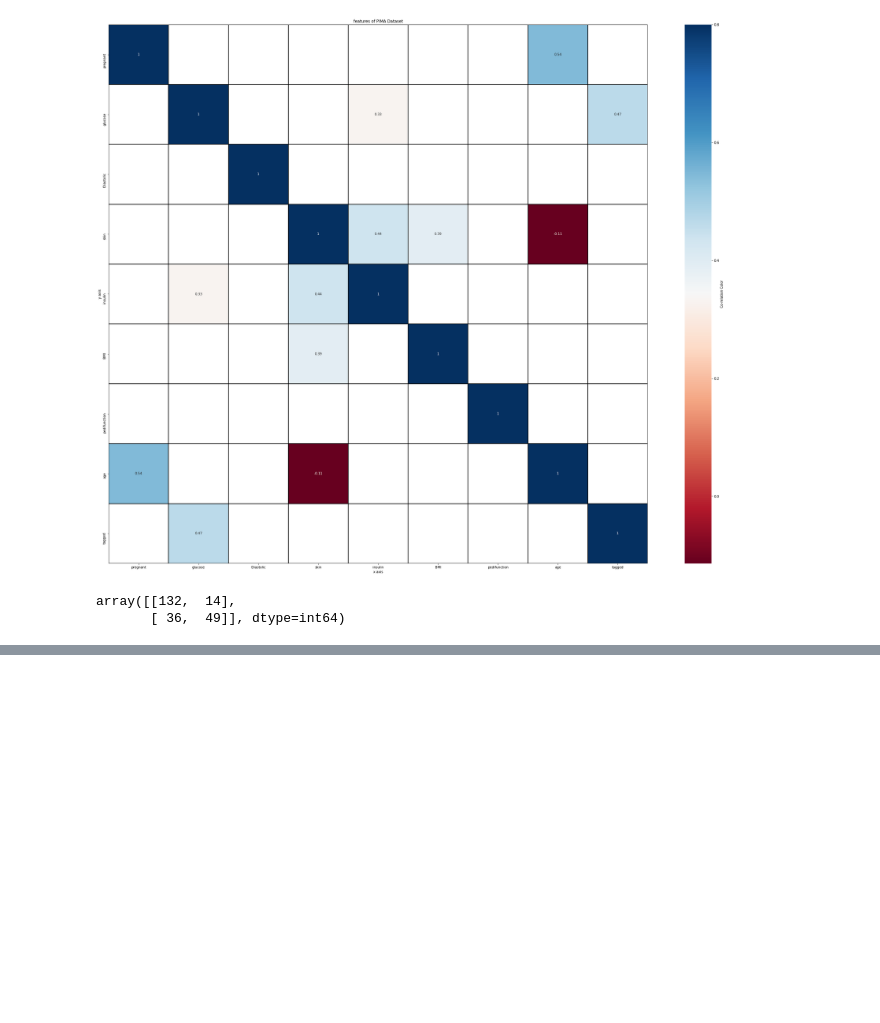
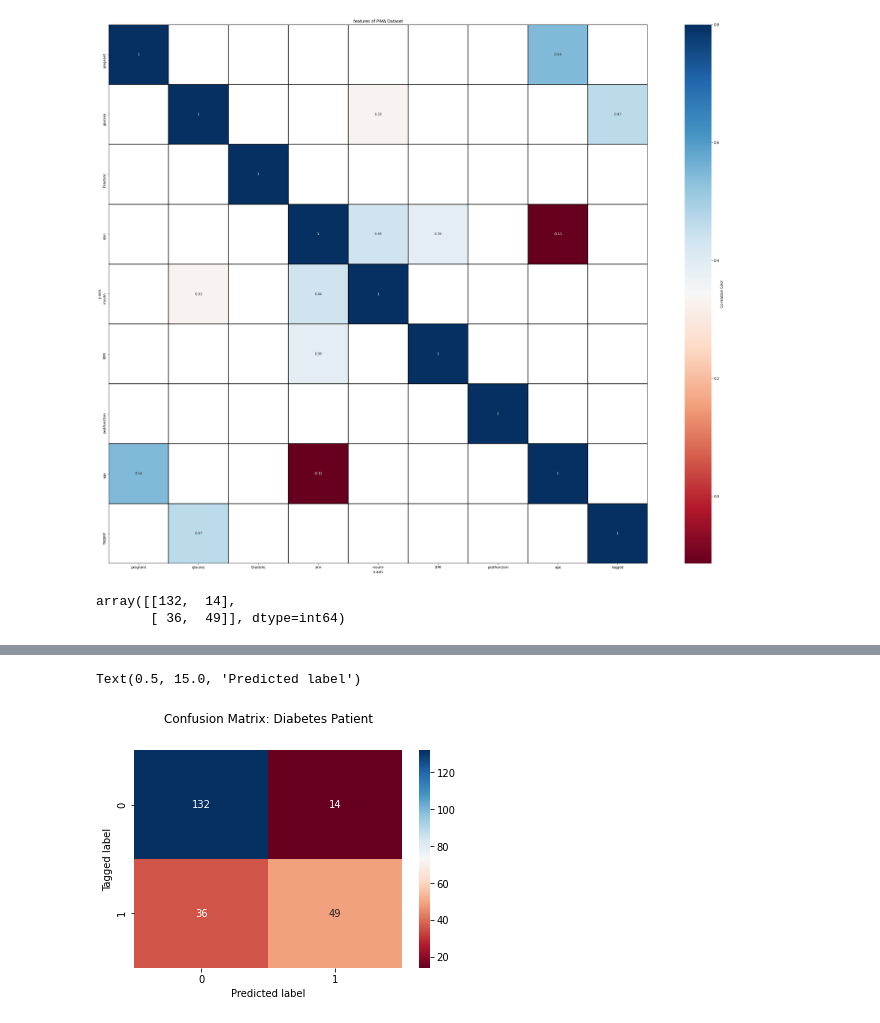
Before and after one commit to parulbedi/pima, a Jupyter notebook: pima_classification.ipynb, the cells around one changed output, grey strips where cells are left out. Cells and saved outputs as stored; diff of their text form; code cells hidden in the pictures; blank space fills up the shorter version.

```diff
--- a/pima_classification.ipynb
+++ b/pima_classification.ipynb
@@ -118 +128,12 @@ array([[132,  14],
+# %%
+#plotting confusion metrics using heatmap
+seab.heatmap(pd.DataFrame(matrix_evalution),annot=True,cmap='RdBu', fmt='g')
+axs.xaxis.set_label_position("top")
+#mplt.tight_layout()
+mplt.title("Confusion Matrix: Diabetes Patient", y=1.1)
+mplt.ylabel("Tagged label")
+mplt.xlabel("Predicted label")
+# %% [output]
+Text(0.5, 15.0, 'Predicted label')
+[figure, added]
 # %%
```
Also changed, not shown: parts of 3 cells of this notebook.
